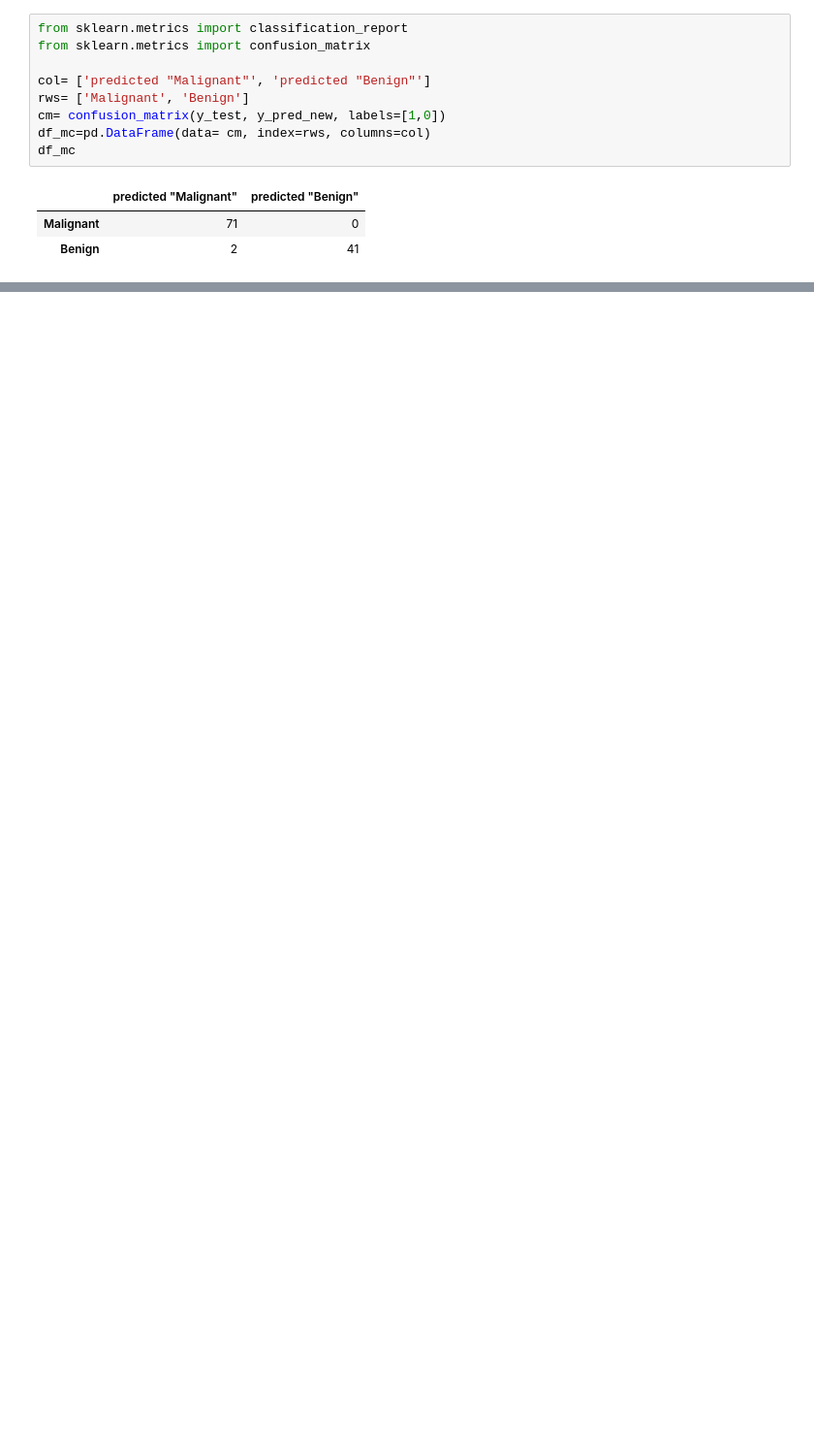
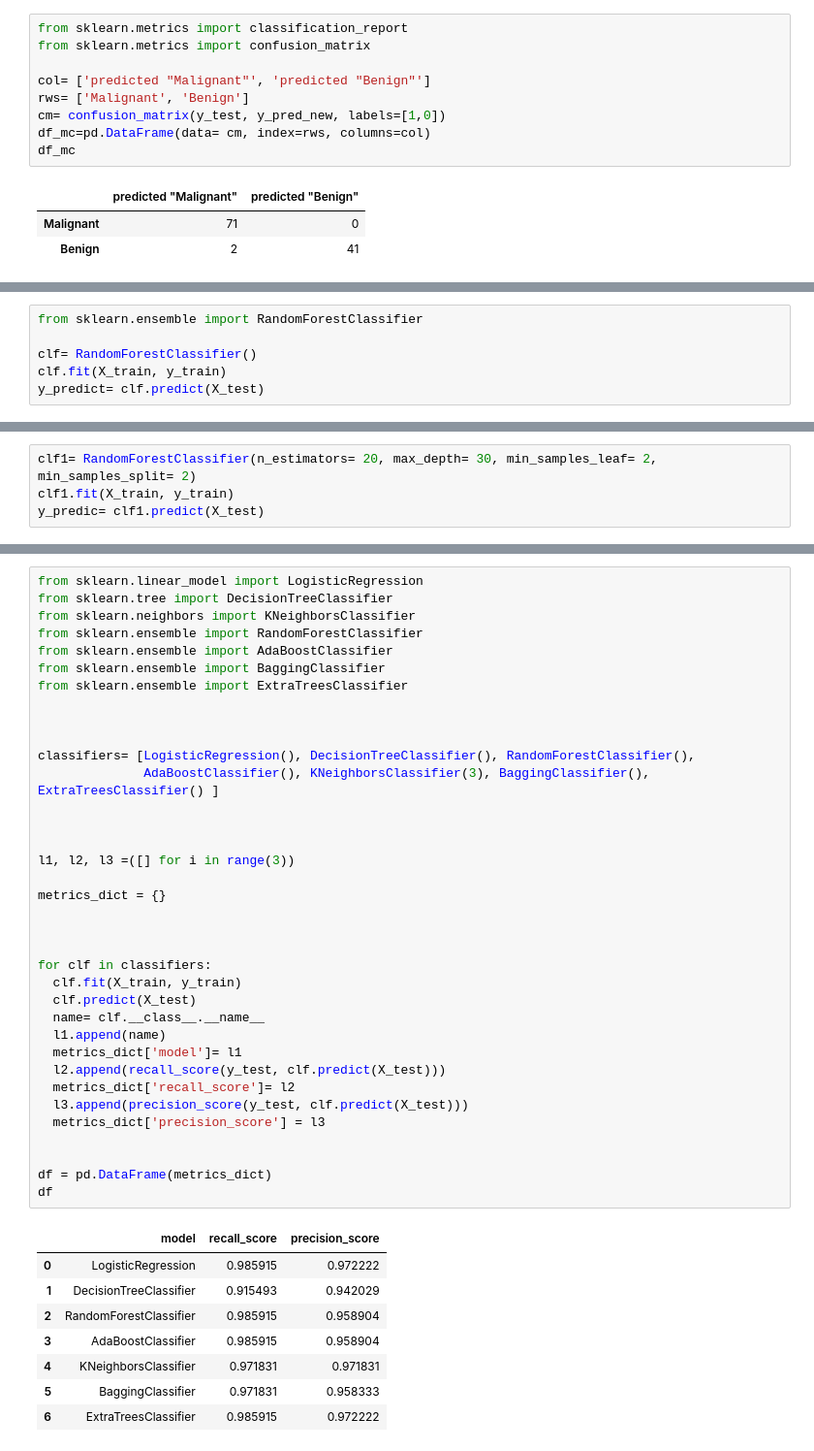
Before and after one commit to hatimnaitlho/ml-projects, a Jupyter notebook: breast_cancer_prediction_using_machine_learning.ipynb, the cells around one changed output, grey strips where cells are left out. Shown at 97% size. Cells and saved outputs as stored; diff of their text form; blank space fills up the shorter version.

```diff
--- a/breast_cancer_prediction_using_machine_learning.ipynb
+++ b/breast_cancer_prediction_using_machine_learning.ipynb
@@ -321,0 +325,6 @@ df_mc
+# %%
+from sklearn.ensemble import RandomForestClassifier
+
+clf= RandomForestClassifier()
+clf.fit(X_train, y_train)
+y_predict= clf.predict(X_test)
@@ -321,0 +434,4 @@ df_mc
+# %%
+clf1= RandomForestClassifier(n_estimators= 20, max_depth= 30, min_samples_leaf= 2, min_samples_split= 2)
+clf1.fit(X_train, y_train)
+y_predic= clf1.predict(X_test)
@@ -321,0 +460,45 @@ df_mc
+# %%
+from sklearn.linear_model import LogisticRegression
+from sklearn.tree import DecisionTreeClassifier
+from sklearn.neighbors import KNeighborsClassifier
+from sklearn.ensemble import RandomForestClassifier
+from sklearn.ensemble import AdaBoostClassifier
+from sklearn.ensemble import BaggingClassifier
+from sklearn.ensemble import ExtraTreesClassifier
+
+
+
+classifiers= [LogisticRegression(), DecisionTreeClassifier(), RandomForestClassifier(),
+              AdaBoostClassifier(), KNeighborsClassifier(3), BaggingClassifier(), ExtraTreesClassifier() ]
+
+
+
+l1, l2, l3 =([] for i in range(3))
+
+metrics_dict = {}
+
+
+
+for clf in classifiers:
+  clf.fit(X_train, y_train)
+  clf.predict(X_test)
+  name= clf.__class__.__name__
+  l1.append(name)
+  metrics_dict['model']= l1
+  l2.append(recall_score(y_test, clf.predict(X_test)))
+  metrics_dict['recall_score']= l2
+  l3.append(precision_score(y_test, clf.predict(X_test)))
+  metrics_dict['precision_score'] = l3
+
+
+df = pd.DataFrame(metrics_dict)
+df
+# %% [output]
+|  | model | recall_score | precision_score |
+| 0 | LogisticRegression | 0.985915 | 0.972222 |
+| 1 | DecisionTreeClassifier | 0.915493 | 0.942029 |
+| 2 | RandomForestClassifier | 0.985915 | 0.958904 |
+| 3 | AdaBoostClassifier | 0.985915 | 0.958904 |
+| 4 | KNeighborsClassifier | 0.971831 | 0.971831 |
+| 5 | BaggingClassifier | 0.971831 | 0.958333 |
+| 6 | ExtraTreesClassifier | 0.985915 | 0.972222 |
```
Also changed, not shown: parts of 24 cells of this notebook.
